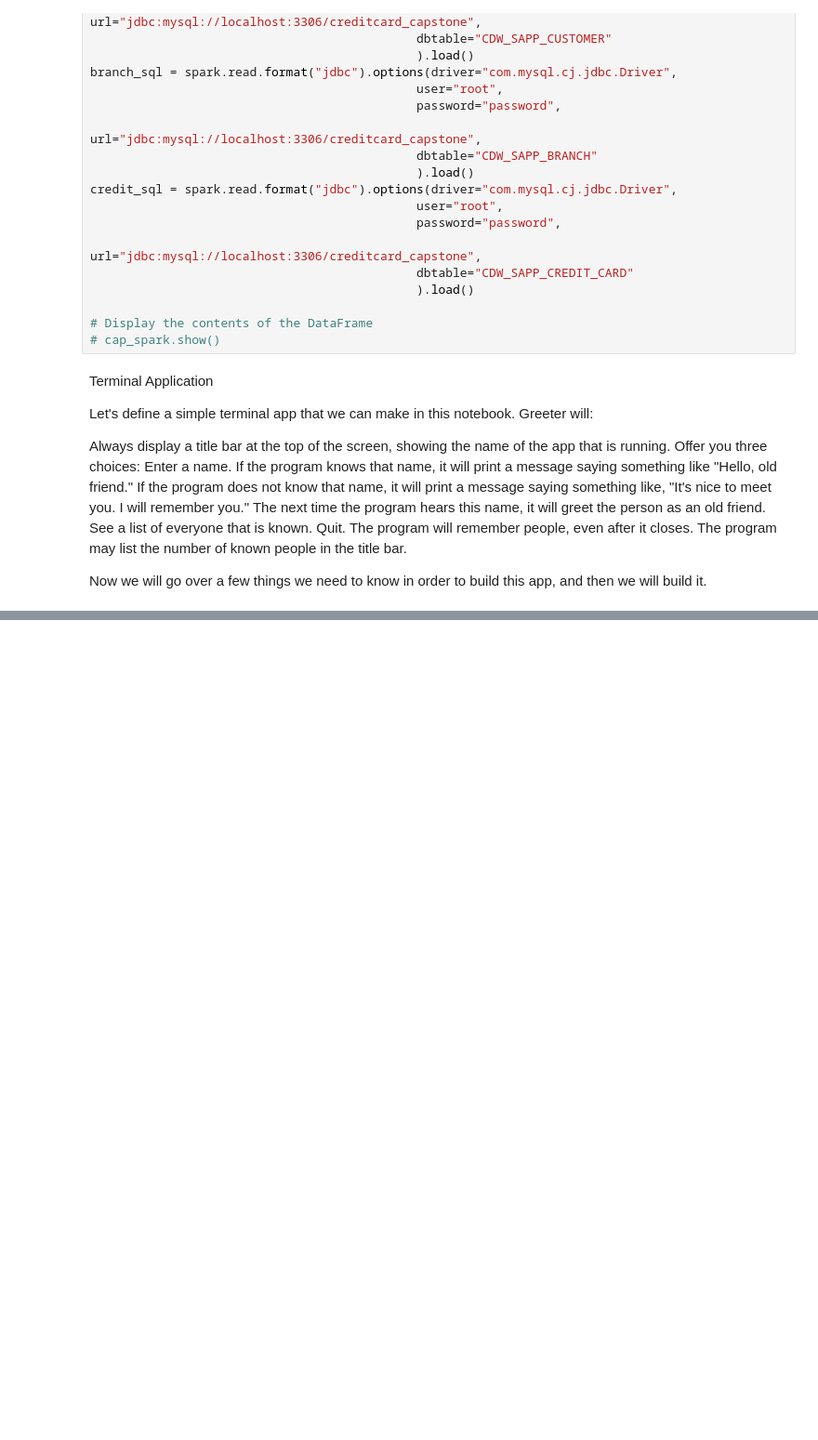
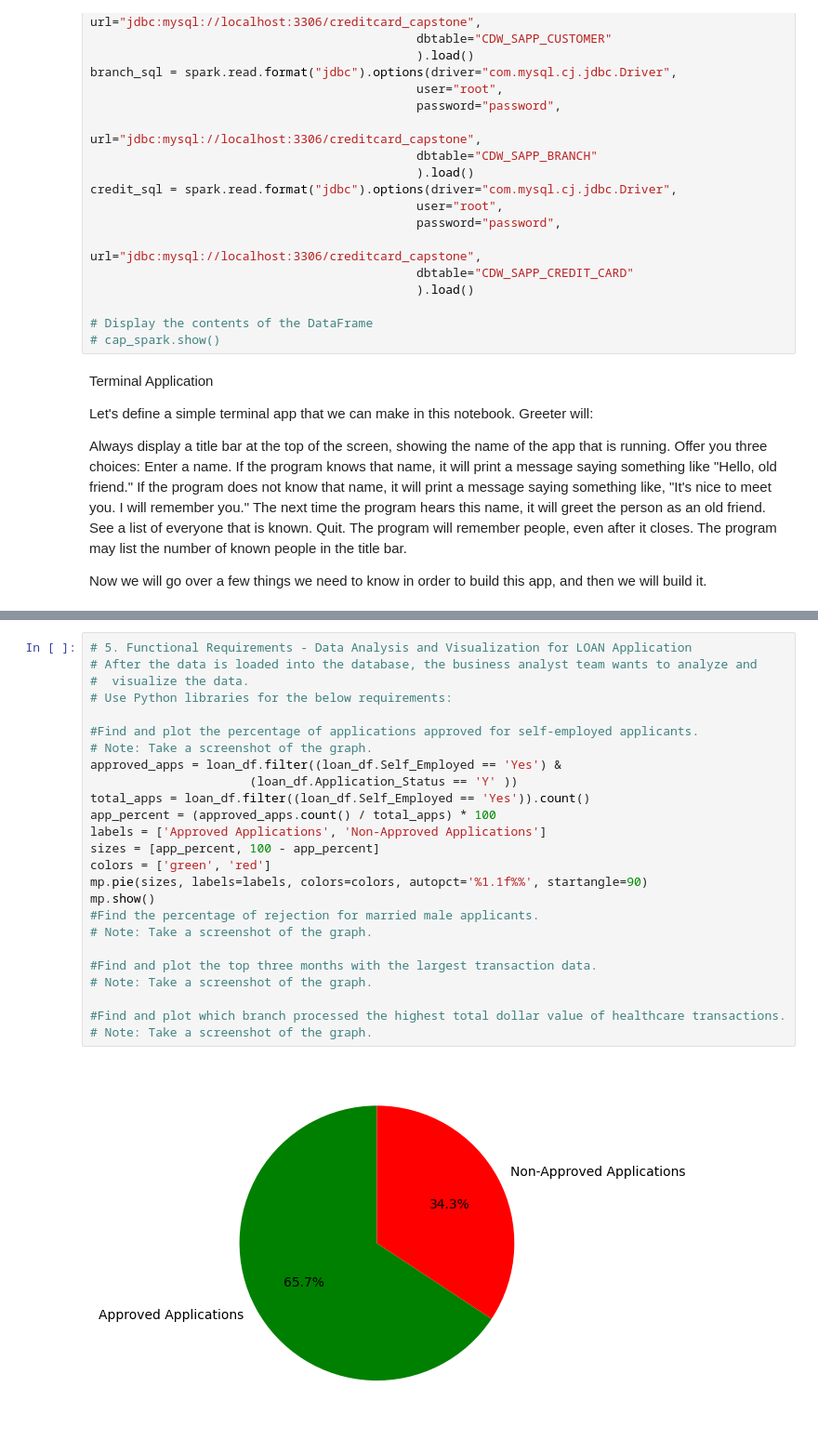
Before and after one commit to MikeJHChadwick/SBA-350-Final_Project, a Jupyter notebook: f_projectNB.ipynb, the cells around one changed output, grey strips where cells are left out. Shown at 93% size. Saved outputs shown, nothing was run; the diff lists cells and outputs as text; blank space fills up the shorter version.

```diff
--- a/f_projectNB.ipynb
+++ b/f_projectNB.ipynb
@@ -667,0 +651,27 @@ check_cust_exist(123451007)
+# %%
+# 5. Functional Requirements - Data Analysis and Visualization for LOAN Application
+# After the data is loaded into the database, the business analyst team wants to analyze and
+#  visualize the data.
+# Use Python libraries for the below requirements:
+
+#Find and plot the percentage of applications approved for self-employed applicants.
+# Note: Take a screenshot of the graph.
+approved_apps = loan_df.filter((loan_df.Self_Employed == 'Yes') &
+                      (loan_df.Application_Status == 'Y' ))
+total_apps = loan_df.filter((loan_df.Self_Employed == 'Yes')).count()
+app_percent = (approved_apps.count() / total_apps) * 100
+labels = ['Approved Applications', 'Non-Approved Applications']
+sizes = [app_percent, 100 - app_percent]
+colors = ['green', 'red']
+mp.pie(sizes, labels=labels, colors=colors, autopct='%1.1f%%', startangle=90)
+mp.show()
+#Find the percentage of rejection for married male applicants.
+# Note: Take a screenshot of the graph.
+
+#Find and plot the top three months with the largest transaction data.
+# Note: Take a screenshot of the graph.
+
+#Find and plot which branch processed the highest total dollar value of healthcare transactions.
+# Note: Take a screenshot of the graph.
+# %% [output]
+[figure, added]
```
Also changed, not shown: parts of 13 cells of this notebook, 1 other file.
